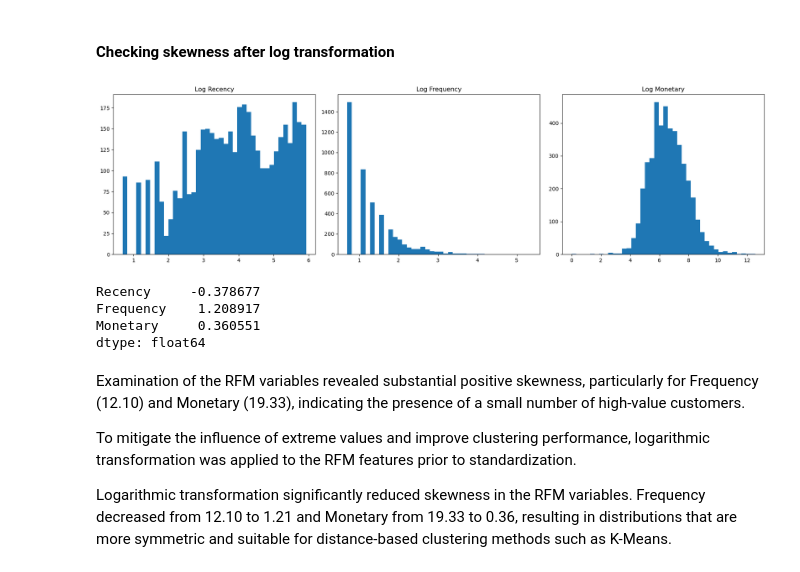
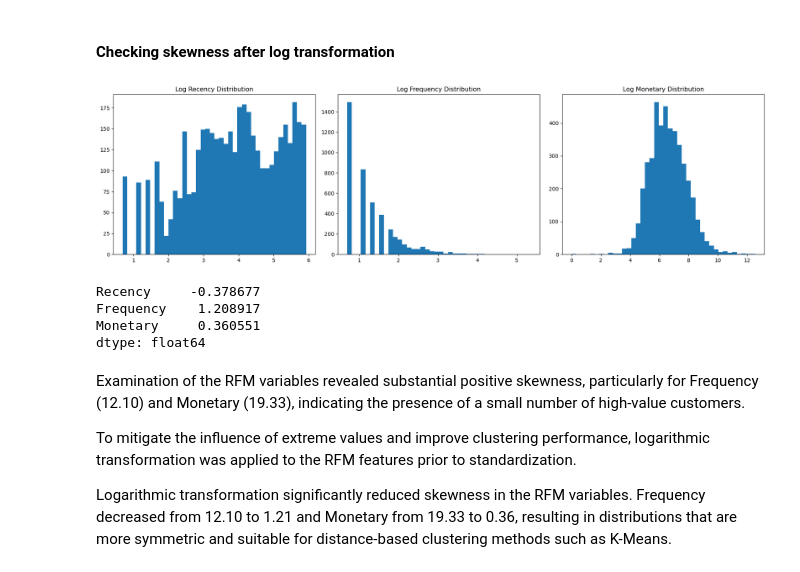
Before and after one commit to Pamela-Chebii/Consumer-Behavior-Analytics-Using-Transaction-Data, a Jupyter notebook: index.ipynb, the cells around one changed output. Cells and saved outputs as stored; diff of their text form; code cells hidden in the pictures.

```diff
--- a/index.ipynb
+++ b/index.ipynb
@@ -382,22 +394,22 @@ rfm_log['Monetary'] = np.log1p(rfm_log['Monetary'])
 # %%
 
 fig, axes = plt.subplots(1, 3, figsize=(18, 5))
 
 axes[0].hist(rfm_log['Recency'], bins=40)
-axes[0].set_title('Log Recency')
+axes[0].set_title('Log Recency Distribution')
 
 axes[1].hist(rfm_log['Frequency'], bins=40)
-axes[1].set_title('Log Frequency')
+axes[1].set_title('Log Frequency Distribution')
 
 axes[2].hist(rfm_log['Monetary'], bins=40)
-axes[2].set_title('Log Monetary')
+axes[2].set_title('Log Monetary Distribution')
 
 plt.tight_layout()
 plt.show()
 
 print (rfm_log[['Recency','Frequency','Monetary']].skew())
 # %% [output]
-[figure, old version]
+[figure, new version]
 Recency     -0.378677
 Frequency    1.208917
 Monetary     0.360551
```
Also changed, not shown: parts of 20 cells of this notebook.
